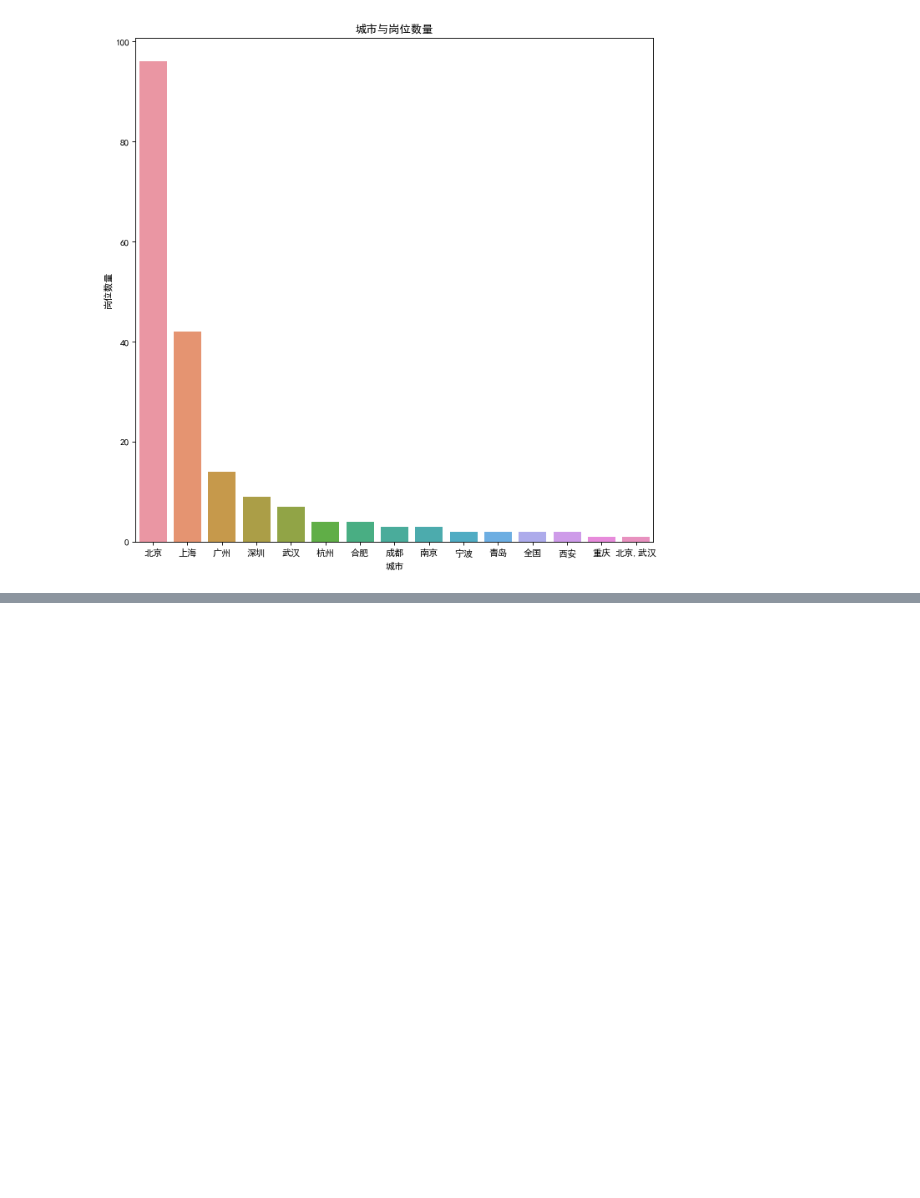
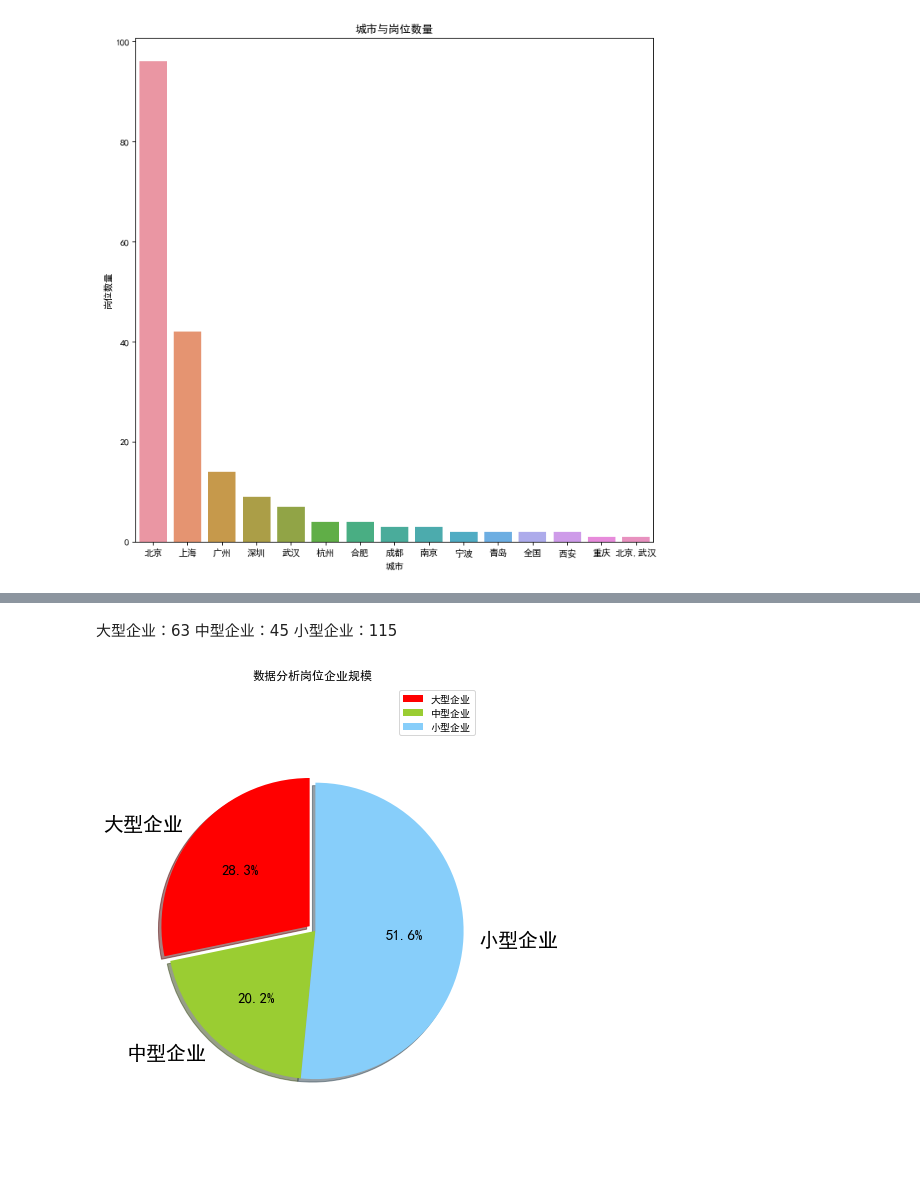
Before and after one commit to 2279816889/Python-, a Jupyter notebook: CourseDesign.ipynb, the cells around one changed output, grey strips where cells are left out. Saved outputs shown, nothing was run; the diff lists cells and outputs as text; code cells hidden in the pictures; blank space fills up the shorter version.

```diff
--- a/CourseDesign.ipynb
+++ b/CourseDesign.ipynb
@@ -190,0 +438,36 @@ plt.show()
+# %% [markdown]
+大型企业：63    中型企业：45     小型企业：115
+# %%
+plt.figure(figsize=(6,9))
+#定义饼状图的标签，标签是列表
+labels = [u'大型企业',u'中型企业',u'小型企业']
+#每个标签占多大，会自动去算百分比
+sizes = [63,45,115]
+colors = ['red','yellowgreen','lightskyblue']
+#将某部分爆炸出来， 使用括号，将第一块分割出来，数值的大小是分割出来的与其他两块的间隙
+explode = (0.05,0,0)
+
+patches,l_text,p_text = plt.pie(sizes,explode=explode,labels=labels,colors=colors,
+                                labeldistance = 1.1,autopct = '%3.1f%%',shadow = True,
+                                startangle = 90,pctdistance = 0.6)
+# 参数：
+#labeldistance，文本的位置离远点有多远，1.1指1.1倍半径的位置
+#autopct，圆里面的文本格式，%3.1f%%表示小数有三位，整数有一位的浮点数
+#shadow，饼是否有阴影
+#startangle，起始角度，0，表示从0开始逆时针转，为第一块。一般选择从90度开始比较好看
+#pctdistance，百分比的text离圆心的距离
+#patches, l_texts, p_texts，为了得到饼图的返回值，p_texts饼图内部文本的，l_texts饼图外label的文本
+
+#改变文本的大小
+#方法是把每一个text遍历。调用set_size方法设置它的属性
+for t in l_text:
+    t.set_size(20)
+for t in p_text:
+    t.set_size(15)
+# 设置x，y轴刻度一致，这样饼图才能是圆的
+plt.axis('equal')
+plt.title('数据分析岗位企业规模')
+plt.legend()
+plt.show()
+# %% [output]
+[figure, added]
```
Also changed, not shown: parts of 32 cells of this notebook.
